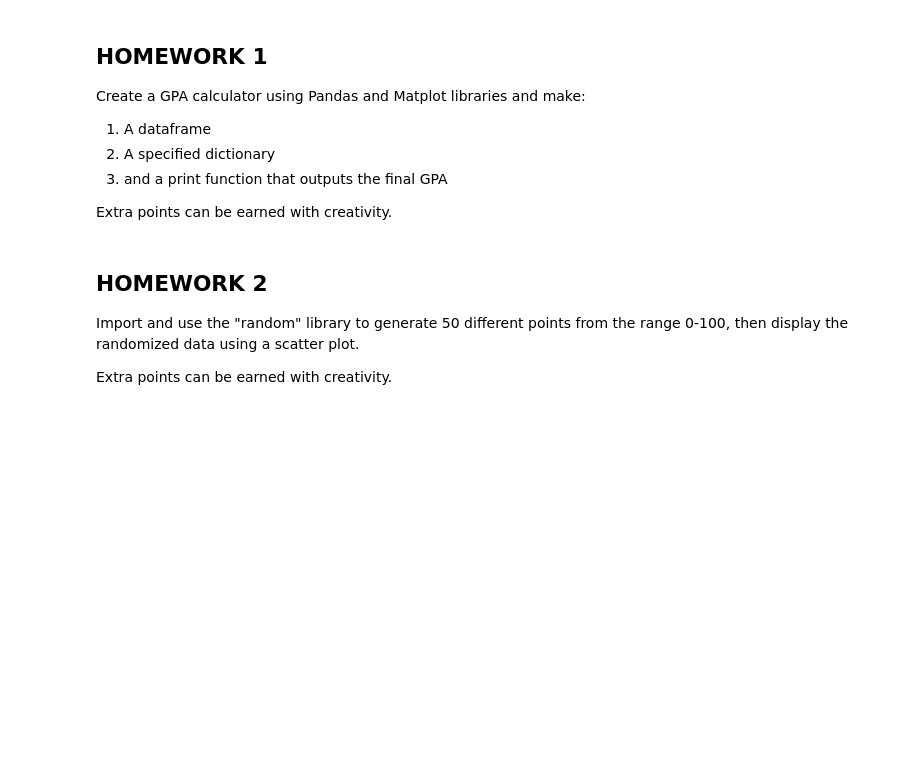
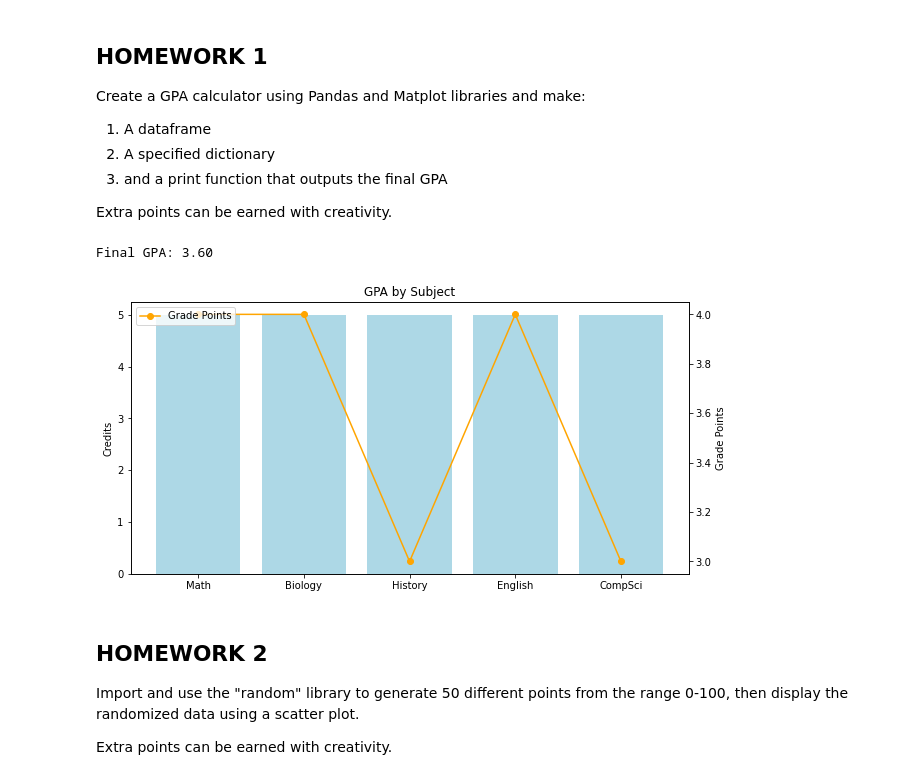
Before and after one commit to lakshusan/student, a Jupyter notebook: _notebooks/2023-10-26-Python-Libraries.ipynb, the cells around one changed output. Cells and saved outputs as stored; diff of their text form; code cells hidden in the pictures; blank space fills up the shorter version.

```diff
--- a/_notebooks/2023-10-26-Python-Libraries.ipynb
+++ b/_notebooks/2023-10-26-Python-Libraries.ipynb
@@ -269,6 +269,7 @@ Extra points can be earned with creativity.
 %matplotlib inline
 import pandas as pd
 import matplotlib.pyplot as plt
+import numpy as np
 
 # sample data for classes
 data = {'Subject': ['Math', 'Biology', 'History', 'English', 'CompSci'],
@@ -277,35 +278,46 @@ data = {'Subject': ['Math', 'Biology', 'History', 'English', 'CompSci'],
 df = pd.DataFrame(data)
 
 # grade point dictionary
 grade_points = {'A': 4.0, 'B': 3.0, 'C': 2.0, 'D': 1.0, 'F': 0.0,}
 
 # gpa calculation
 def calculate_gpa(SampleData):
     total_credits = 0
     total_grade_points = 0
     for index, row in SampleData.iterrows():
         credit = row['Credits']
         grade = row['Grade']
         if grade in grade_points:
             grade_point = grade_points[grade]
             total_credits += credit
             total_grade_points += credit * grade_point
     gpa = total_grade_points / total_credits
     return gpa
 
 # final gpa output
 final_gpa = calculate_gpa(df)
 print(f'Final GPA: {final_gpa:.2f}')
 
+grade_points_list = []
+for index, row in df.iterrows():
+    grade = row['Grade']
+    grade_points_list.append(grade_points.get(grade, 0))
+
+subjects = df['Subject'].to_numpy()
+
 # gpa bar chart
-plt.bar(df['Subject'], df['Credits'], color='lightblue', label='Credits')
+plt.figure(figsize=(10, 5))
+plt.bar(subjects, df['Credits'], color='lightblue', label='Credits')
 plt.ylabel('Credits')
 plt.twinx()
-plt.plot(df['Subject'], [grade_points[grade] for grade in df['Grade']], marker='o', color='orange', label='Grade Points')
+plt.plot(subjects, grade_points_list, marker='o', color='orange', label='Grade Points')
 plt.ylabel('Grade Points')
 plt.title('GPA by Subject')
 plt.legend(loc='upper left')
 plt.show()
+# %% [output]
+Final GPA: 3.60
+[figure, added]
 # %% [markdown]
 ## HOMEWORK 2
 
```
Also changed, not shown: 1 other file.
